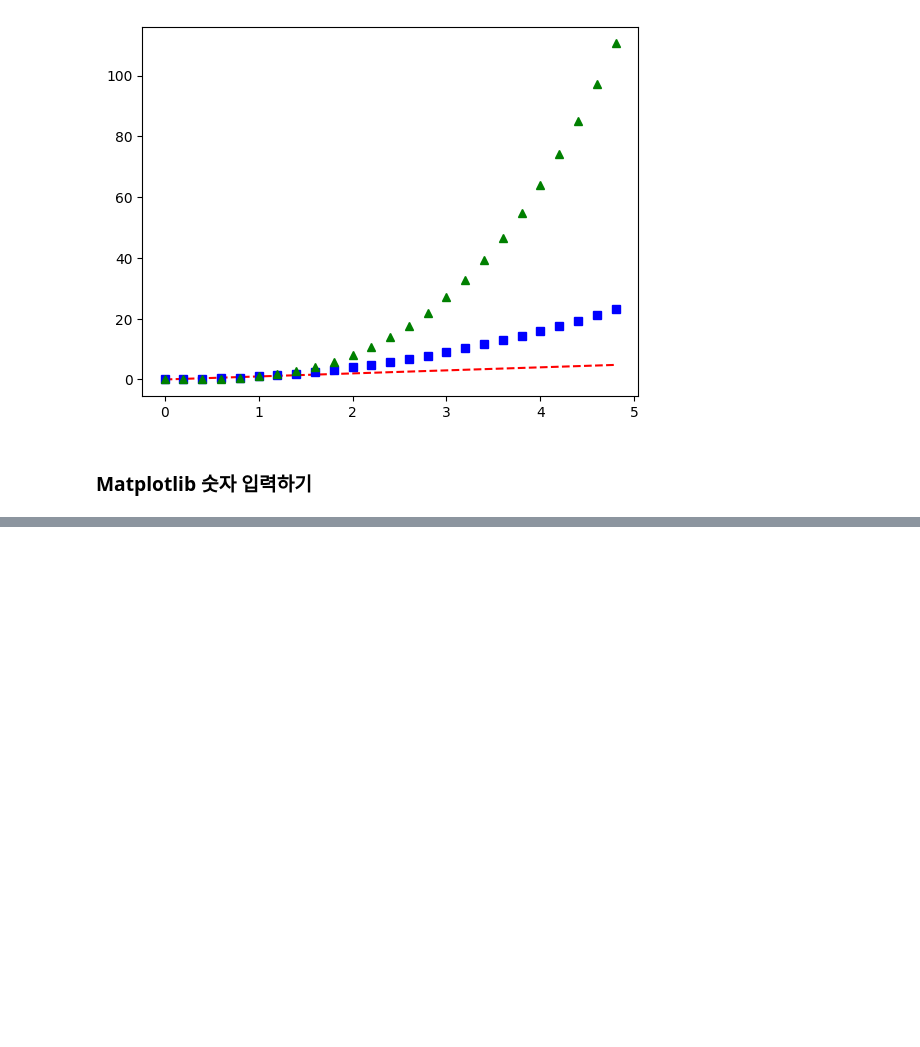
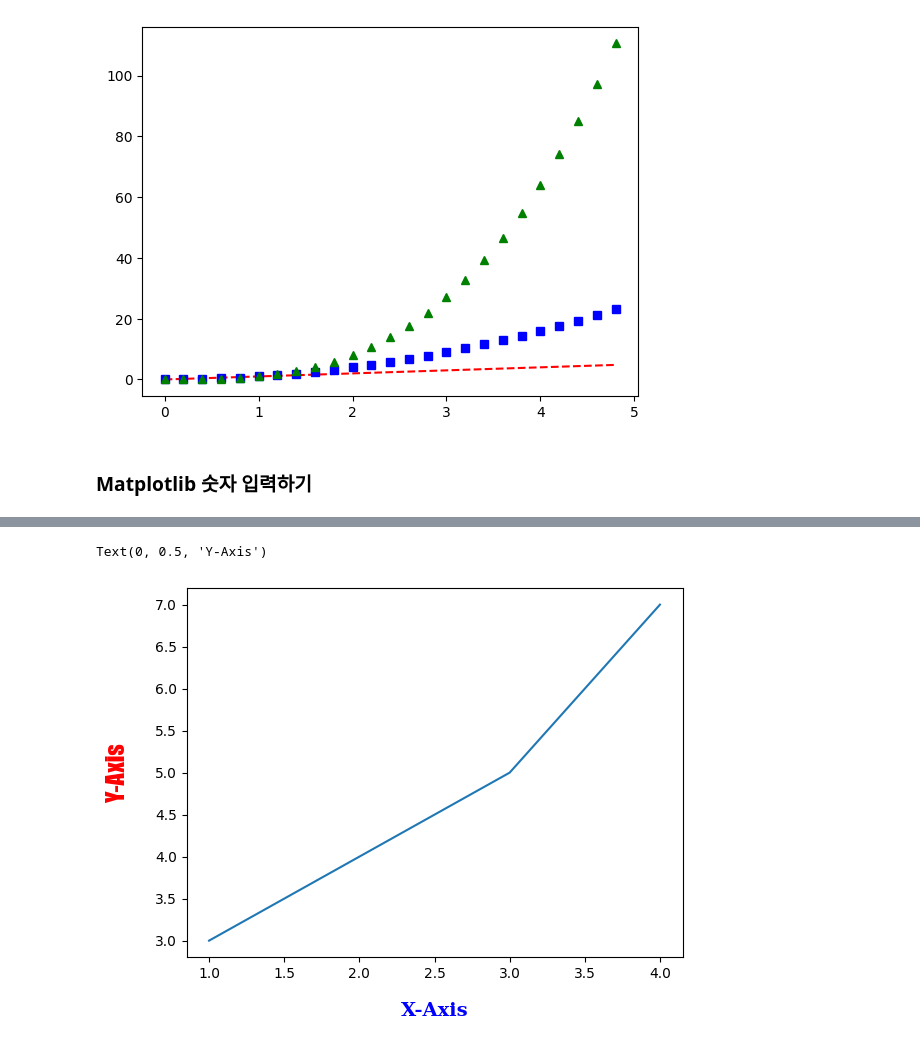
Before and after one commit to 00jonghyeon00/Python_Matplotlib, a Jupyter notebook: Matplotlib_01.ipynb, the cells around one changed output, grey strips where cells are left out. Cells and saved outputs as stored; diff of their text form; code cells hidden in the pictures; blank space fills up the shorter version.

```diff
--- a/Matplotlib_01.ipynb
+++ b/Matplotlib_01.ipynb
@@ -33,0 +60,12 @@ plt.show()
+# %%
+### fontdict 설정
+
+font1 = {'family' : 'serif', 'color' : 'b' , 'weight' : 'bold', 'size' : '14'}
+font2 = {'family' : 'fantasy', 'color' : 'r' , 'weight' : 'normal', 'size' : 'xx-large'}
+
+plt.plot( [1,2,3,4], [3,4,5,7] )
+plt.xlabel( 'X-Axis', labelpad=15, fontdict=font1)
+plt.ylabel( 'Y-Axis', labelpad=20, fontdict=font2)
+# %% [output]
+Text(0, 0.5, 'Y-Axis')
+[figure, added]
```
Also changed, not shown: parts of 8 cells of this notebook.
